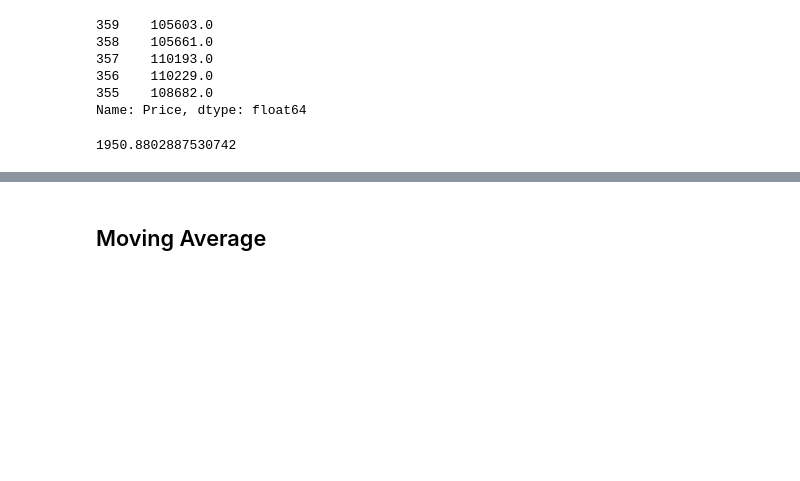
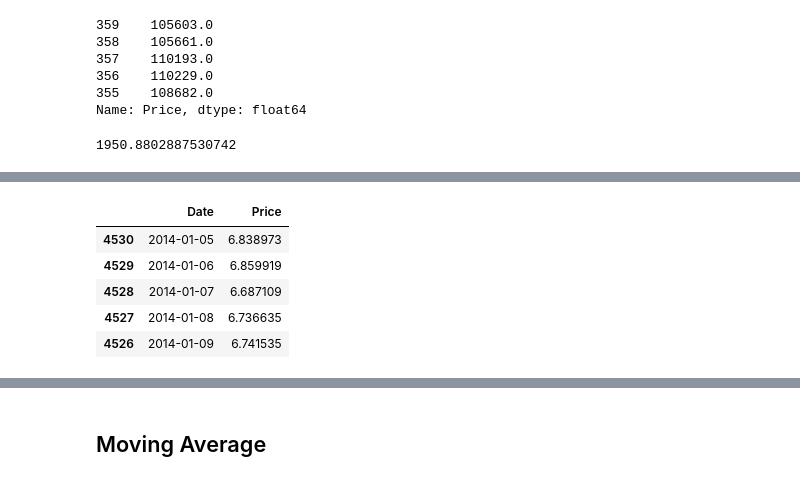
Before and after one commit to keithotuomagie/bitcoin_ts, a Jupyter notebook: notebook.ipynb, the cells around one changed output, grey strips where cells are left out. Cells and saved outputs as stored; diff of their text form; code cells hidden in the pictures; blank space fills up the shorter version.

```diff
--- a/notebook.ipynb
+++ b/notebook.ipynb
@@ -380,0 +404,11 @@ rmse_naive
+# %%
+# Checking whether or not the Log Transformation has been applied to the 'Price' column
+
+bitcoin_df_naive_log.head()
+# %% [output]
+|  | Date | Price |
+| 4530 | 2014-01-05 | 6.838973 |
+| 4529 | 2014-01-06 | 6.859919 |
+| 4528 | 2014-01-07 | 6.687109 |
+| 4527 | 2014-01-08 | 6.736635 |
+| 4526 | 2014-01-09 | 6.741535 |
```
Also changed, not shown: parts of 15 cells of this notebook.
